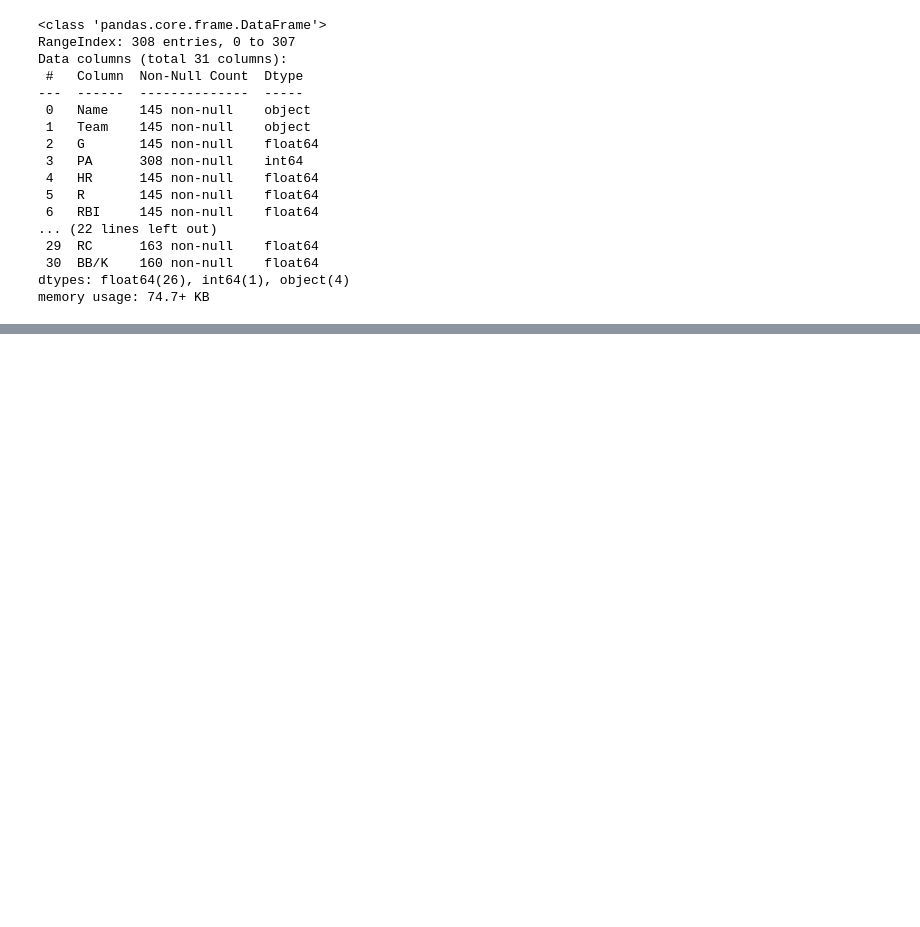
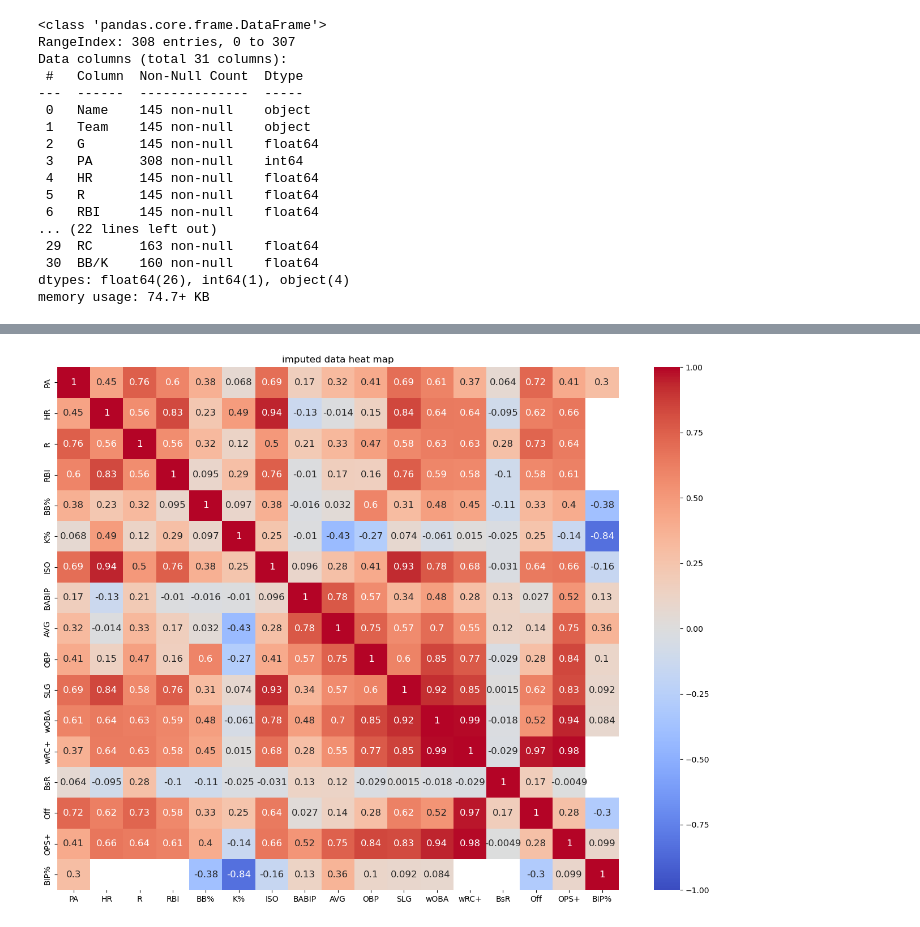
Before and after one commit to neil7227/cmse830_fds, a Jupyter notebook: main.ipynb, the cells around one changed output, grey strips where cells are left out. Cells and saved outputs as stored; diff of their text form; code cells hidden in the pictures; blank space fills up the shorter version.

```diff
--- a/main.ipynb
+++ b/main.ipynb
@@ -122,0 +195,19 @@ tool.plot_heatmap(df_num, 'full data heat map')
+# %%
+'''df_clean = df_num.dropna(subset=['HR'])
+
+X_train = df_clean[['ISO', 'SLG','OPS+']]
+y_train = df_clean['HR']
+
+
+linear_model = LinearRegression()
+linear_model.fit(X_train, y_train)
+
+missing = df.loc[df_num['HR'].isna(), ['ISO', 'SLG','OPS+']]
+predicted_values = linear_model.predict(missing)
+
+df_num.loc[df_num['HR'].isna(), 'HR'] = predicted_values
+'''
+# %%
+tool.plot_heatmap(df_num, 'imputed data heat map')
+# %% [output]
+[figure, added]
```
Also changed, not shown: parts of 11 cells of this notebook, 1 other file.
